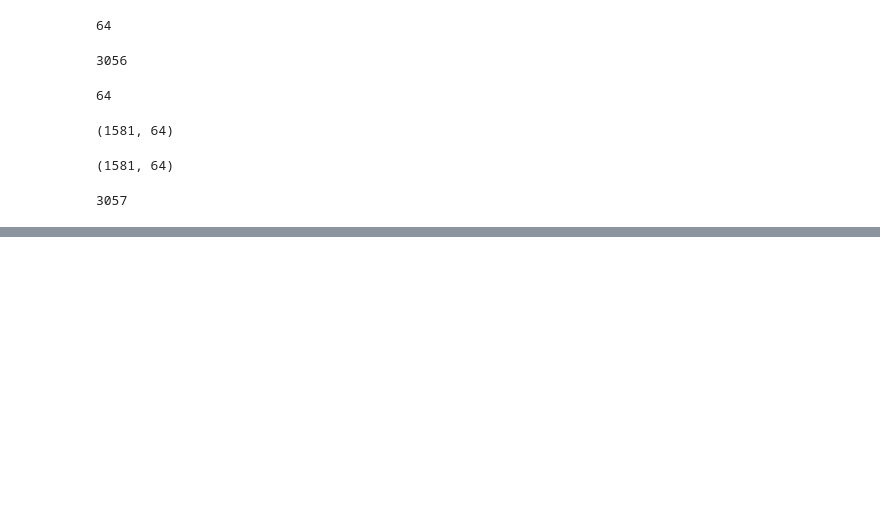
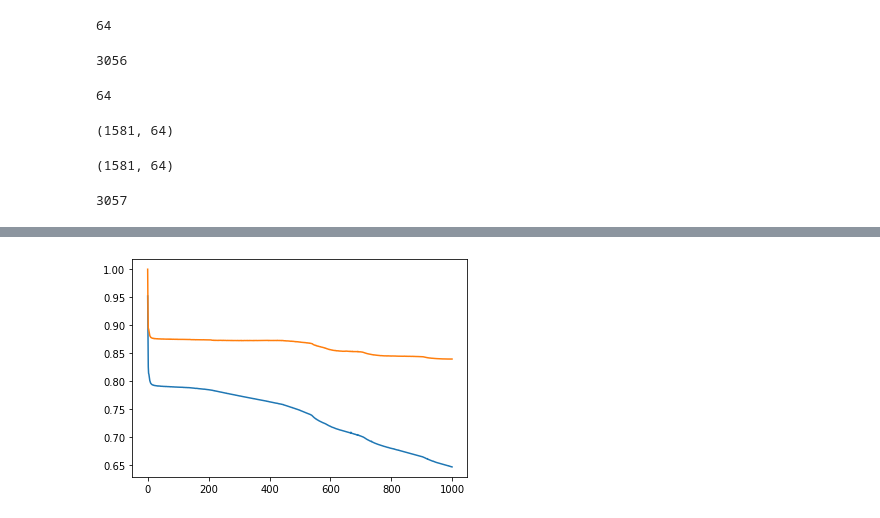
Before and after one commit to praveengadiyaram369/nlp_practice, a Jupyter notebook: sample_projects/poetry_generation/poetry_generation_seq2seq.ipynb, the cells around one changed output, grey strips where cells are left out. Drawn from its saved outputs; the diff is of its cells as text; code cells hidden in the pictures; blank space fills up the shorter version.

```diff
--- a/sample_projects/poetry_generation/poetry_generation_seq2seq.ipynb
+++ b/sample_projects/poetry_generation/poetry_generation_seq2seq.ipynb
@@ -31,11 +26,11 @@ import tensorflow as tf
 # %%
 max_seq_len = 100
 max_vocab_size = 20000
-epochs = 50
+epochs = 1000
 batch_size = 64
 embedding_dim = 100
 validation_split = 0.2
-latent_dim = 25
+latent_dim = 50
 # %%
 input_txts = []
 target_txts = []
@@ -120,0 +118,27 @@ embedding_layer = tf.keras.layers.Embedding(input_dim=num_words, output_dim=embe
+# %%
+embedding_layer = tf.keras.layers.Embedding(input_dim=num_words, output_dim=embedding_dim, weights=[embedding_matrix] ,input_length=max_seq_len)
+
+input_ = tf.keras.Input(shape=(max_seq_len,))
+x = embedding_layer(input_)
+
+initial_h = tf.keras.Input(shape=(latent_dim,))
+initial_c = tf.keras.Input(shape=(latent_dim,))
+
+lstm = tf.keras.layers.LSTM(latent_dim, return_state=True, return_sequences=True)
+x, _, _ = lstm(x, initial_state=[initial_h, initial_c])
+
+dense = tf.keras.layers.Dense(units=num_words, activation='softmax')
+output_ = dense(x)
+
+model = tf.keras.models.Model(inputs=[input_, initial_h, initial_c], outputs=output_)
+# %%
+model.compile(optimizer='adam', loss='categorical_crossentropy', metrics=['accuracy'])
+z = np.zeros((len(input_sequences), latent_dim))
+# %%
+early_stopping = tf.keras.callbacks.EarlyStopping(
+    min_delta=0.001,
+    patience=25,
+    restore_best_weights=True,
+)
+
+history = model.fit(x=[input_sequences, z, z], y=one_hot_targets, batch_size=batch_size, epochs=epochs, validation_split=validation_split)
@@ -120,0 +163,6 @@ embedding_layer = tf.keras.layers.Embedding(input_dim=num_words, output_dim=embe
+# %%
+plt.plot(history.history['loss'])
+plt.plot(history.history['val_loss'])
+plt.show()
+# %% [output]
+[figure, added]
```
Also changed, not shown: parts of 14 cells of this notebook.
